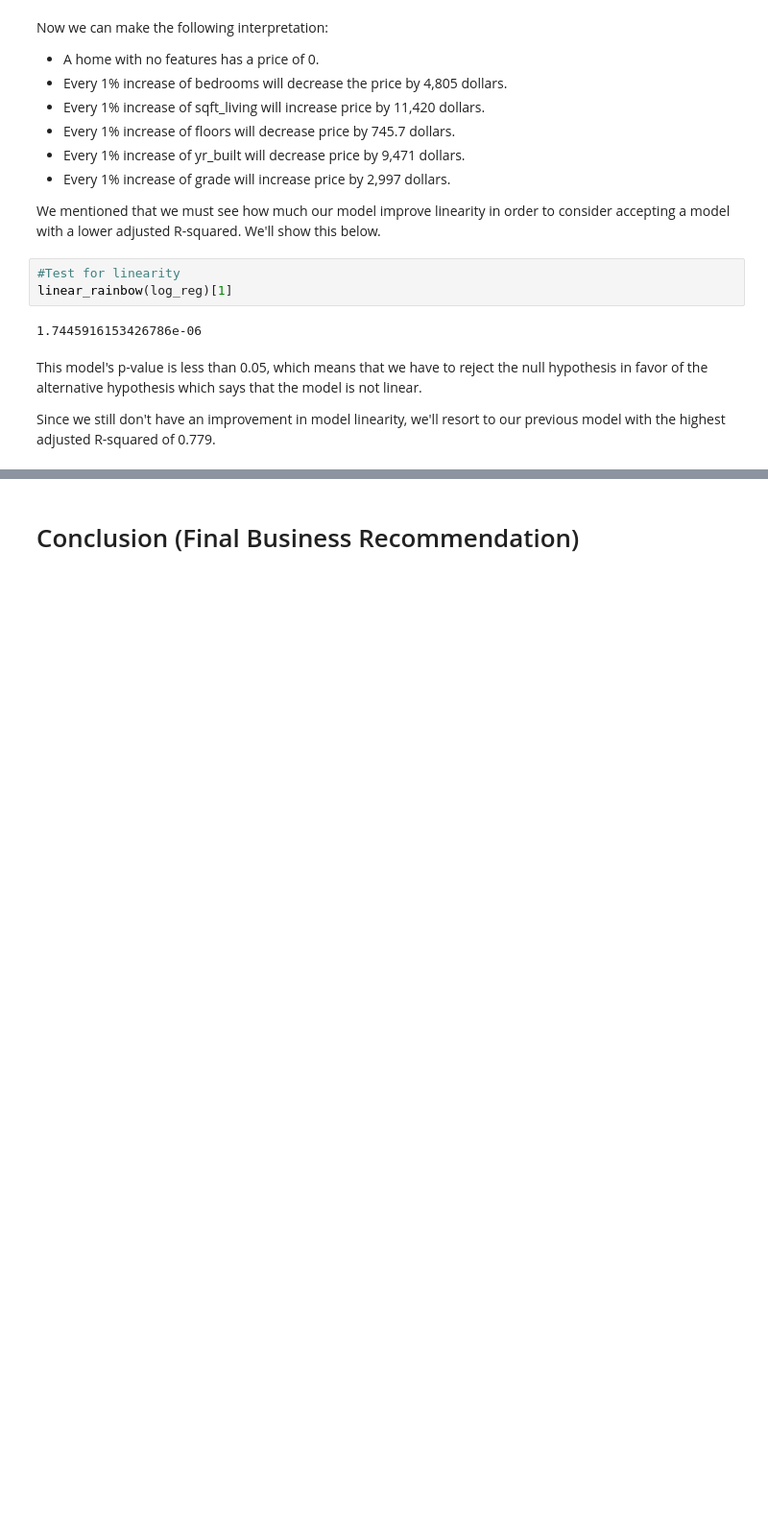
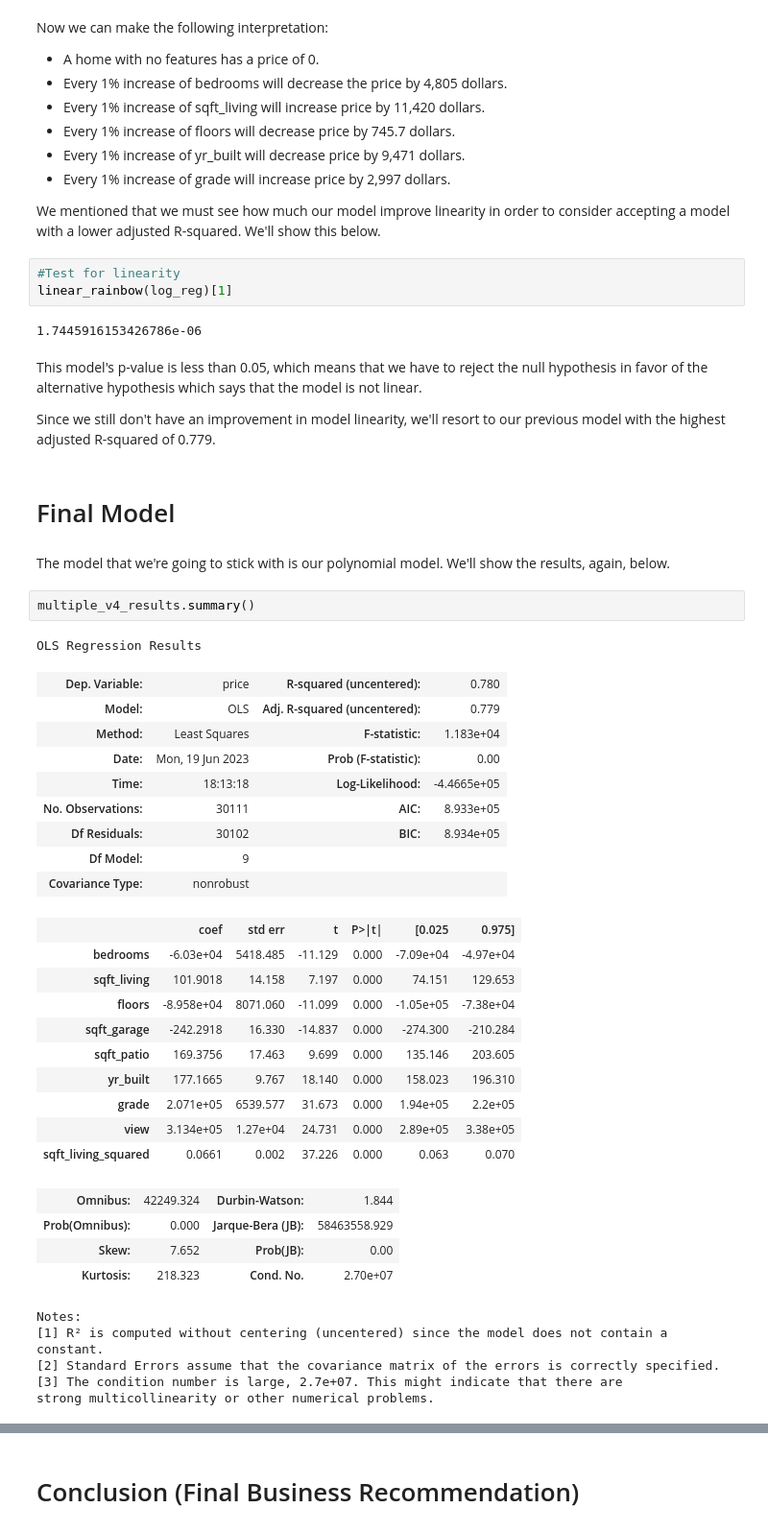
Before and after one commit to bmjaron/phase_2_final_project, a Jupyter notebook: regression_final_project_v_2.ipynb, the cells around one changed output, grey strips where cells are left out. Shown at 96% size. Saved outputs shown, nothing was run; the diff lists cells and outputs as text; blank space fills up the shorter version.

```diff
--- a/regression_final_project_v_2.ipynb
+++ b/regression_final_project_v_2.ipynb
@@ -739,3 +739,39 @@ linear_rainbow(log_reg)[1]
 This model's p-value is less than 0.05, which means that we have to reject the null hypothesis in favor of the alternative hypothesis which says that the model is not linear.
 
 Since we still don't have an improvement in model linearity, we'll resort to our previous model with the highest adjusted R-squared of 0.779.
+# %% [markdown]
+# Final Model
+# %% [markdown]
+The model that we're going to stick with is our polynomial model. We'll show the results, again, below.
+# %%
+multiple_v4_results.summary()
+# %% [output]
+OLS Regression Results
+| Dep. Variable: | price | R-squared (uncentered): | 0.780 |
+| Model: | OLS | Adj. R-squared (uncentered): | 0.779 |
+| Method: | Least Squares | F-statistic: | 1.183e+04 |
+| Date: | Mon, 19 Jun 2023 | Prob (F-statistic): | 0.00 |
+| Time: | 18:13:18 | Log-Likelihood: | -4.4665e+05 |
+| No. Observations: | 30111 | AIC: | 8.933e+05 |
+| Df Residuals: | 30102 | BIC: | 8.934e+05 |
+| Df Model: | 9 |  |  |
+| Covariance Type: | nonrobust |  |  |
+|  | coef | std err | t | P>|t| | [0.025 | 0.975] |
+| bedrooms | -6.03e+04 | 5418.485 | -11.129 | 0.000 | -7.09e+04 | -4.97e+04 |
+| sqft_living | 101.9018 | 14.158 | 7.197 | 0.000 | 74.151 | 129.653 |
+| floors | -8.958e+04 | 8071.060 | -11.099 | 0.000 | -1.05e+05 | -7.38e+04 |
+| sqft_garage | -242.2918 | 16.330 | -14.837 | 0.000 | -274.300 | -210.284 |
+| sqft_patio | 169.3756 | 17.463 | 9.699 | 0.000 | 135.146 | 203.605 |
+| yr_built | 177.1665 | 9.767 | 18.140 | 0.000 | 158.023 | 196.310 |
+| grade | 2.071e+05 | 6539.577 | 31.673 | 0.000 | 1.94e+05 | 2.2e+05 |
+| view | 3.134e+05 | 1.27e+04 | 24.731 | 0.000 | 2.89e+05 | 3.38e+05 |
+| sqft_living_squared | 0.0661 | 0.002 | 37.226 | 0.000 | 0.063 | 0.070 |
+| Omnibus: | 42249.324 | Durbin-Watson: | 1.844 |
+| Prob(Omnibus): | 0.000 | Jarque-Bera (JB): | 58463558.929 |
+| Skew: | 7.652 | Prob(JB): | 0.00 |
+| Kurtosis: | 218.323 | Cond. No. | 2.70e+07 |
+Notes:
+[1] R² is computed without centering (uncentered) since the model does not contain a constant.
+[2] Standard Errors assume that the covariance matrix of the errors is correctly specified.
+[3] The condition number is large, 2.7e+07. This might indicate that there are
+strong multicollinearity or other numerical problems.
```
Also changed, not shown: parts of 4 cells of this notebook.
